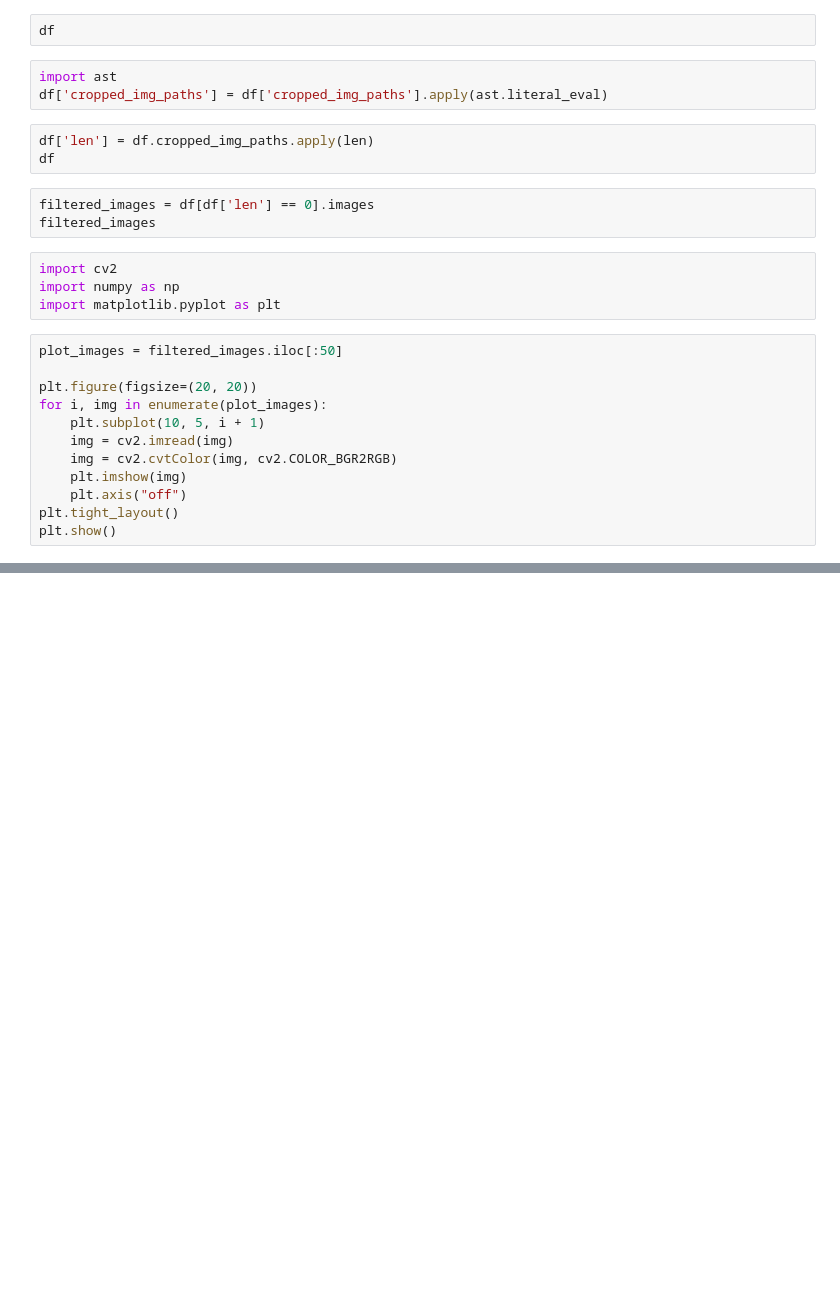
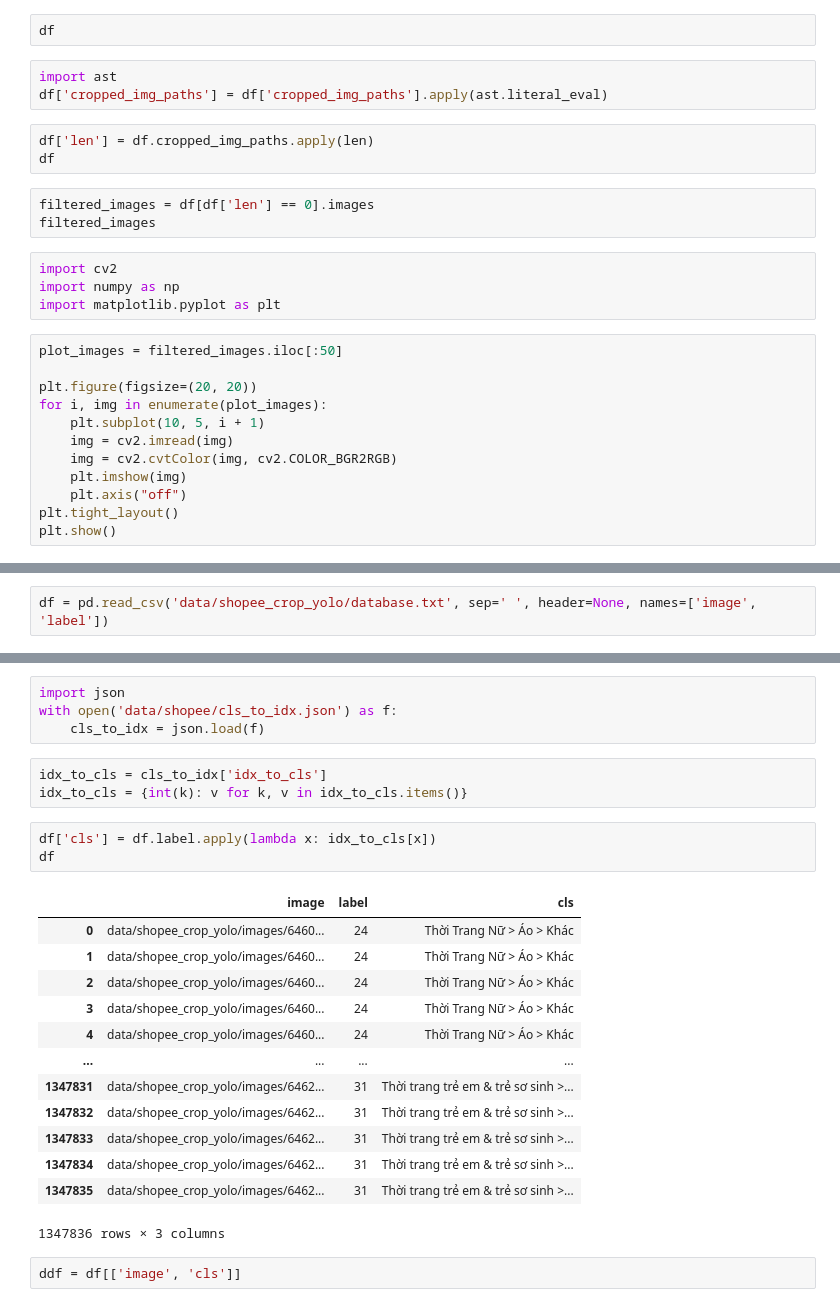
Before and after one commit to EFISS-Capstone-SU23/AI-model-query-service, a Jupyter notebook: trainer/notebooks/yolo/analyze_cropped_dataset.ipynb, the cells around one changed output, grey strips where cells are left out. Saved outputs shown, nothing was run; the diff lists cells and outputs as text; blank space fills up the shorter version.

```diff
--- a/trainer/notebooks/yolo/analyze_cropped_dataset.ipynb
+++ b/trainer/notebooks/yolo/analyze_cropped_dataset.ipynb
@@ -36,0 +39,2 @@ plt.show()
+# %%
+df = pd.read_csv('data/shopee_crop_yolo/database.txt', sep=' ', header=None, names=['image', 'label'])
@@ -36,0 +57,26 @@ plt.show()
+# %%
+import json
+with open('data/shopee/cls_to_idx.json') as f:
+    cls_to_idx = json.load(f)
+# %%
+idx_to_cls = cls_to_idx['idx_to_cls']
+idx_to_cls = {int(k): v for k, v in idx_to_cls.items()}
+# %%
+df['cls'] = df.label.apply(lambda x: idx_to_cls[x])
+df
+# %% [output]
+|  | image | label | cls |
+| 0 | data/shopee_crop_yolo/images/6460... | 24 | Thời Trang Nữ > Áo > Khác |
+| 1 | data/shopee_crop_yolo/images/6460... | 24 | Thời Trang Nữ > Áo > Khác |
+| 2 | data/shopee_crop_yolo/images/6460... | 24 | Thời Trang Nữ > Áo > Khác |
+| 3 | data/shopee_crop_yolo/images/6460... | 24 | Thời Trang Nữ > Áo > Khác |
+| 4 | data/shopee_crop_yolo/images/6460... | 24 | Thời Trang Nữ > Áo > Khác |
+| ... | ... | ... | ... |
+| 1347831 | data/shopee_crop_yolo/images/6462... | 31 | Thời trang trẻ em & trẻ sơ sinh >... |
+| 1347832 | data/shopee_crop_yolo/images/6462... | 31 | Thời trang trẻ em & trẻ sơ sinh >... |
+| 1347833 | data/shopee_crop_yolo/images/6462... | 31 | Thời trang trẻ em & trẻ sơ sinh >... |
+| 1347834 | data/shopee_crop_yolo/images/6462... | 31 | Thời trang trẻ em & trẻ sơ sinh >... |
+| 1347835 | data/shopee_crop_yolo/images/6462... | 31 | Thời trang trẻ em & trẻ sơ sinh >... |
+1347836 rows × 3 columns
+# %%
+ddf = df[['image', 'cls']]
```
Also changed, not shown: parts of 4 cells of this notebook.
